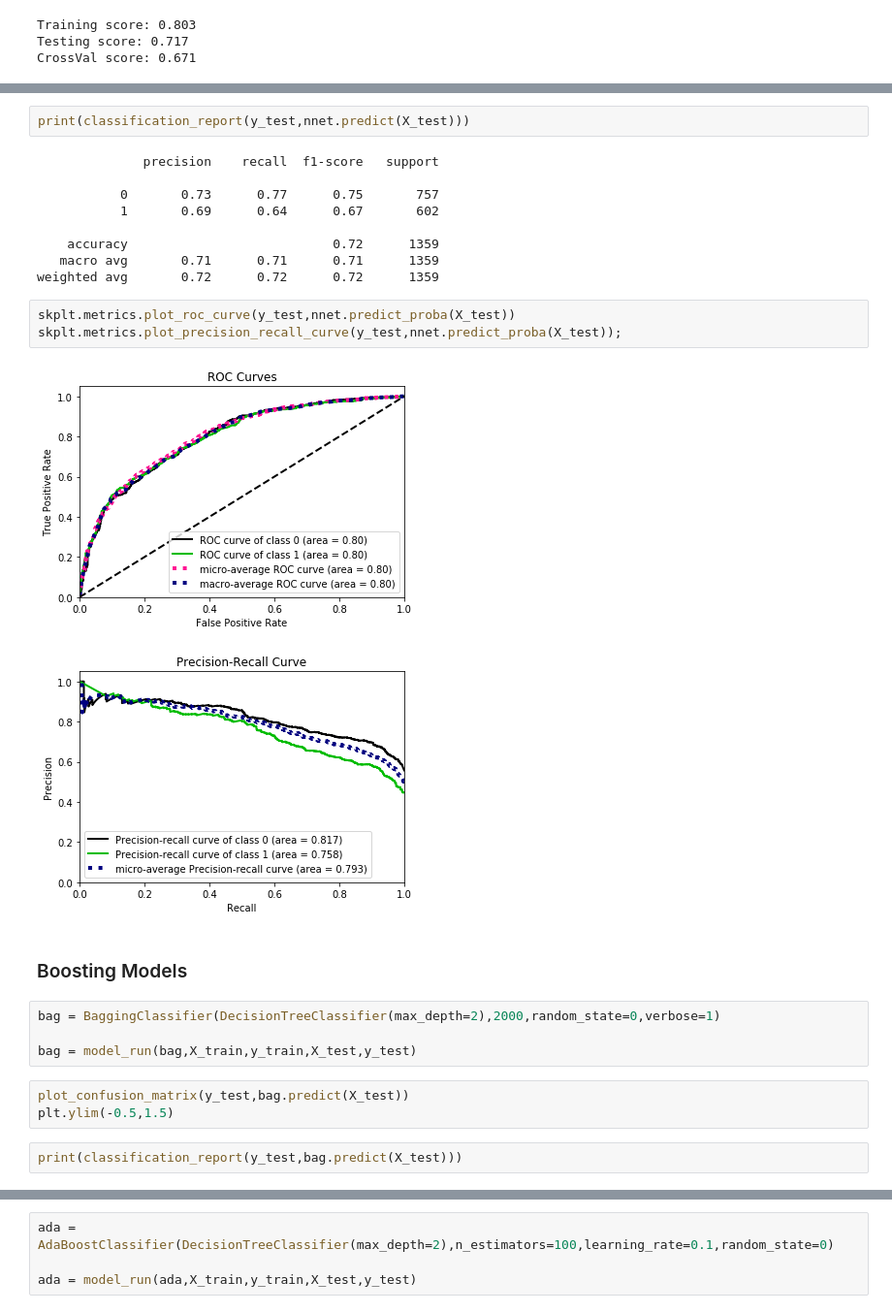
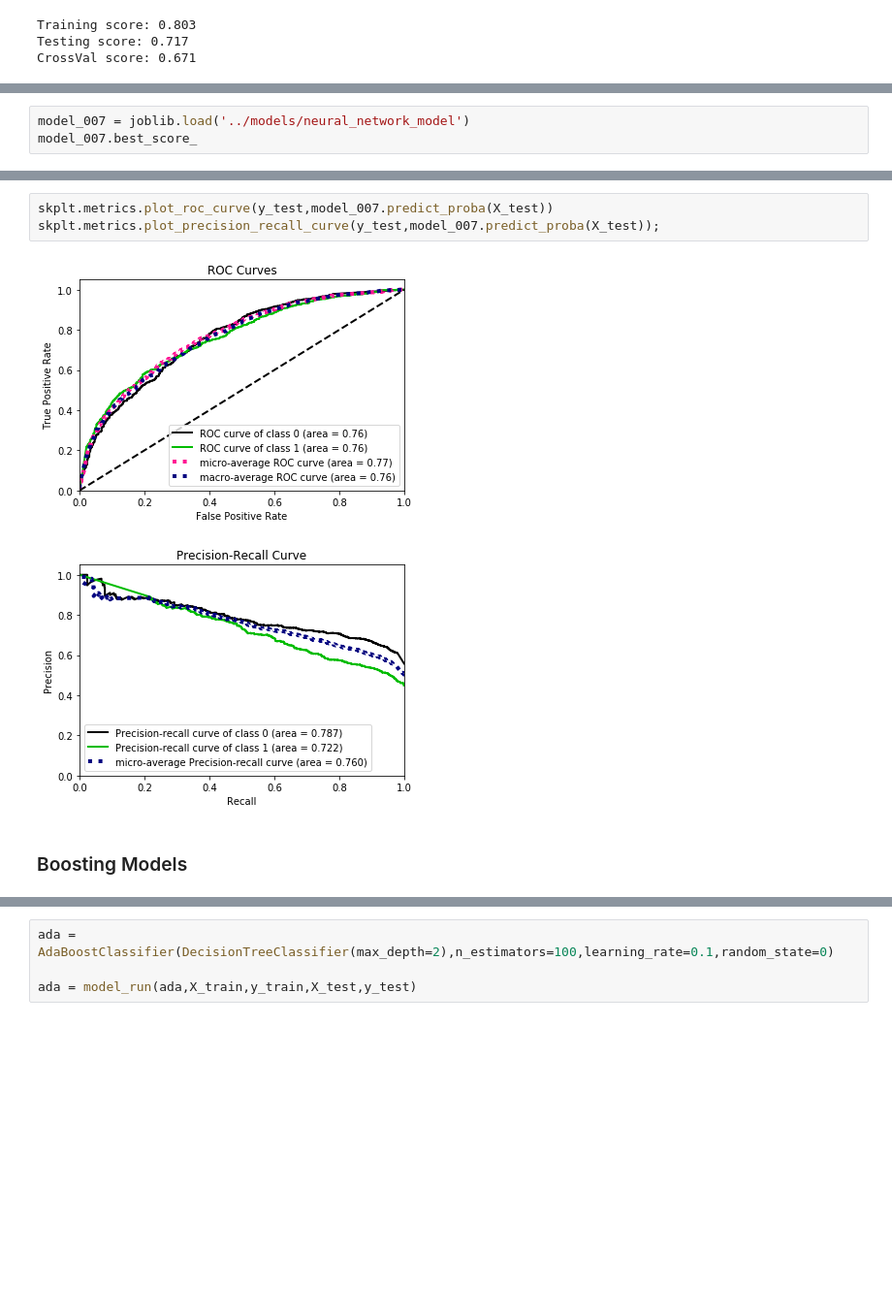
Before and after one commit to cdenbowjr/ev_chargepoint_prediction, a Jupyter notebook: notebooks/3.0-ced-modelling.ipynb, the cells around one changed output, grey strips where cells are left out. Shown at 97% size. Cells and saved outputs as stored; diff of their text form; blank space fills up the shorter version.

Commit message:
Modelling section

```diff
--- a/notebooks/3.0-ced-modelling.ipynb
+++ b/notebooks/3.0-ced-modelling.ipynb
@@ -729,0 +848,3 @@ CrossVal score: 0.671
+# %%
+model_007 = joblib.load('../models/neural_network_model')
+model_007.best_score_
@@ -741,28 +870,8 @@ plt.ylim(-0.5,1.5)
-# %%
-print(classification_report(y_test,nnet.predict(X_test)))
-# %% [output]
-              precision    recall  f1-score   support
-
-           0       0.73      0.77      0.75       757
-           1       0.69      0.64      0.67       602
-
-    accuracy                           0.72      1359
-   macro avg       0.71      0.71      0.71      1359
-weighted avg       0.72      0.72      0.72      1359
 # %%
-skplt.metrics.plot_roc_curve(y_test,nnet.predict_proba(X_test))
-skplt.metrics.plot_precision_recall_curve(y_test,nnet.predict_proba(X_test));
+skplt.metrics.plot_roc_curve(y_test,model_007.predict_proba(X_test))
+skplt.metrics.plot_precision_recall_curve(y_test,model_007.predict_proba(X_test));
 # %% [output]
-[figure, old version]
+[figure, new version]
-[figure, old version]
+[figure, new version]
 # %% [markdown]
 ### Boosting Models
-# %%
-bag = BaggingClassifier(DecisionTreeClassifier(max_depth=2),2000,random_state=0,verbose=1)
-
-bag = model_run(bag,X_train,y_train,X_test,y_test)
-# %%
-plot_confusion_matrix(y_test,bag.predict(X_test))
-plt.ylim(-0.5,1.5)
-# %%
-print(classification_report(y_test,bag.predict(X_test)))
```
Also changed, not shown: parts of 118 cells of this notebook, 8 other files.
